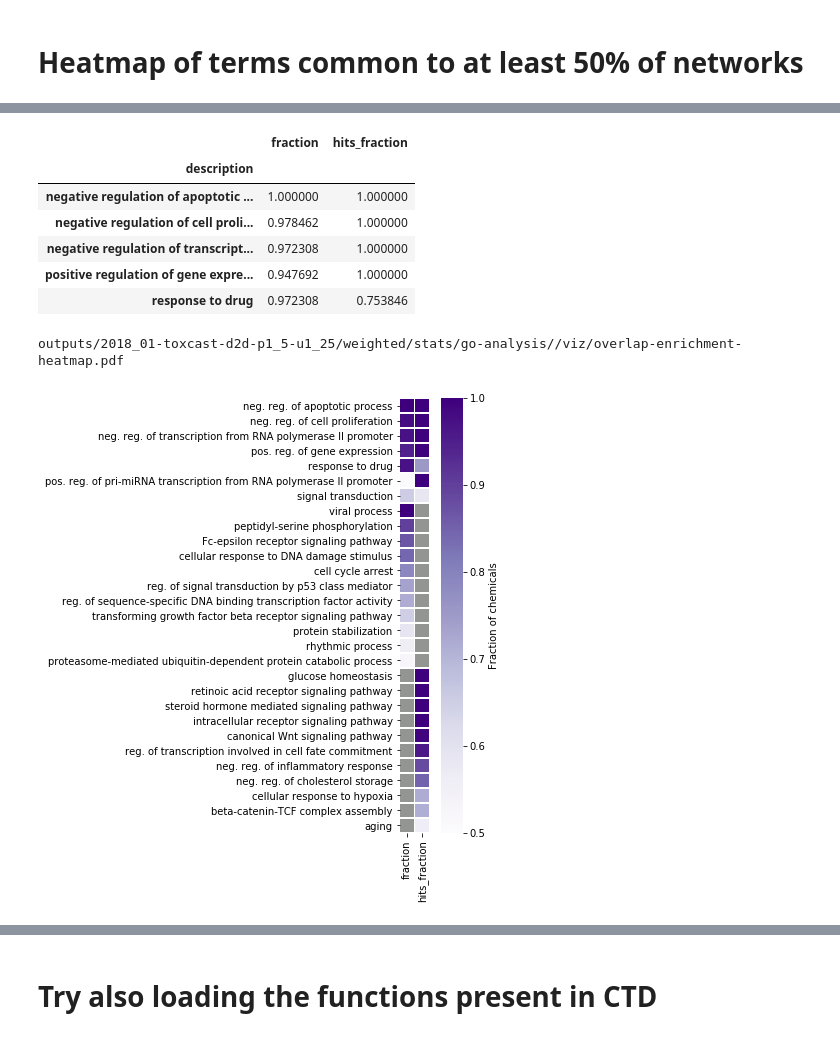
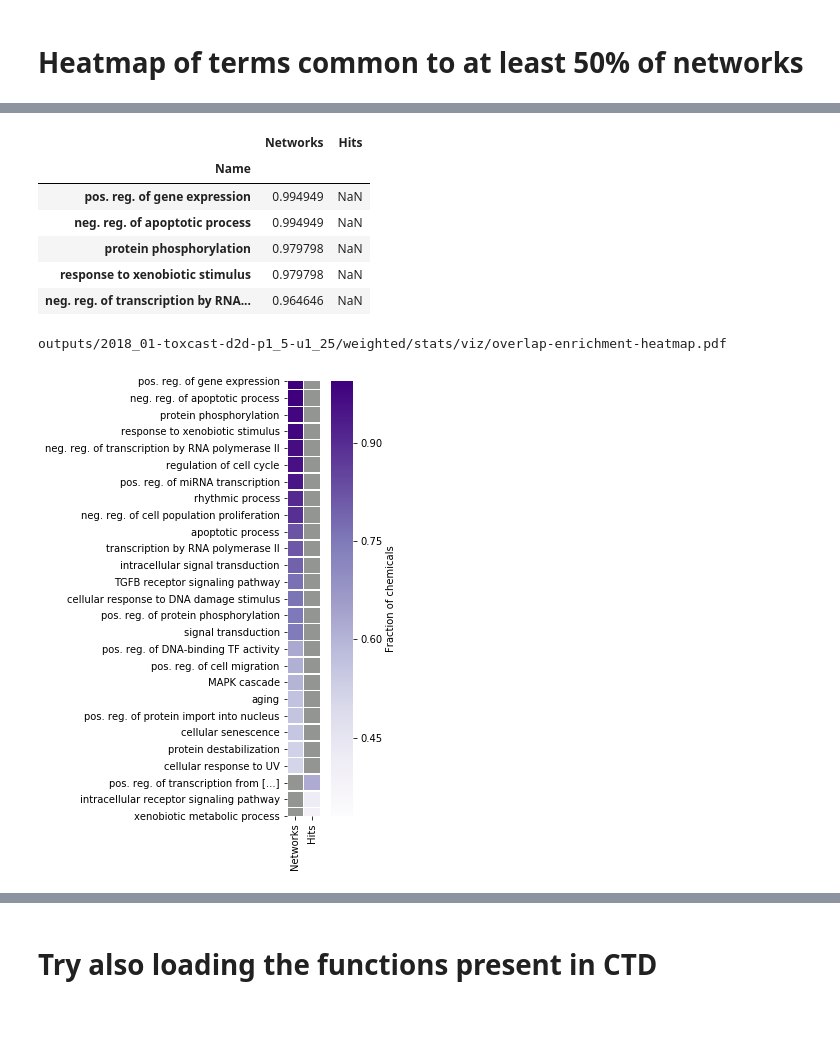
Before and after one commit to Murali-group/tox_signaling_networks, a Jupyter notebook: src/jupyter-notebooks/goterm-heatmap.ipynb, the cells around one changed output, grey strips where cells are left out. Drawn from its saved outputs; the diff is of its cells as text; code cells hidden in the pictures.

Commit message:
Minor updates to goterm-heatmap generation

```diff
--- a/src/jupyter-notebooks/goterm-heatmap.ipynb
+++ b/src/jupyter-notebooks/goterm-heatmap.ipynb
@@ -32,16 +32,17 @@ numpy version: 1.17.2
 # %%
 # first load the selected enriched terms, and the hits enriched terms
-results_dir = "outputs/2018_01-toxcast-d2d-p1_5-u1_25/weighted/stats/go-analysis/"
-hits_file = "%s/hits/3chemical-hits-sig-terms-bonferroni-c0_05.tsv" % (results_dir)
+results_dir = "outputs/2018_01-toxcast-d2d-p1_5-u1_25/weighted/stats"
+out_dir = results_dir+'/go-analysis-k150/viz'
+hits_file = "%s/go-analysis/389chemical-hits-sig-terms-bonferroni-c0_05.tsv" % (results_dir)
 revigo_files = {
-    "C75330755": "%s/revigo/lovastatin/lovastatin-revigo.csv" % results_dir,
-    "C6893023": "%s/revigo/t3/t3-revigo.csv" % results_dir,
-    "C80057": "%s/revigo/bpa/bpa-revigo.csv" % results_dir,
+    # "C75330755": "%s/go-analysis-k150/revigo/lovastatin/Revigo_BP_Table_lovastatin_t0_5.tsv" % results_dir,
+#     "C6893023": "%s/revigo/t3/t3-revigo.csv" % results_dir,
+    "C80057": "%s/go-analysis-k150/revigo/bpa/Revigo_BP_Table_bpa_t0_5.tsv" % results_dir,
 }
 revigo_selected_terms_files = {
-    "C75330755": "%s/revigo/lovastatin/revigo-lovastatin-selected-terms.csv" % results_dir,
-    "C6893023": "%s/revigo/t3/t3-revigo-selected-terms.csv" % results_dir,
-    "C80057": "%s/revigo/bpa/bpa-revigo-selected-terms.csv" % results_dir,
+    # "C75330755": "%s/go-analysis-k150/revigo/lovastatin/lovastatin-selected-terms.tsv" % results_dir,
+#     "C6893023": "%s/revigo/t3/t3-revigo-selected-terms.csv" % results_dir,
+    "C80057": "%s/go-analysis-k150/revigo/bpa/bpa-selected-terms.tsv" % results_dir,
 }
 
 hits_df = pd.read_csv(hits_file, sep='\t', index_col=0)
@@ -138,12 +199,11 @@ def enrichment_heatmap(chem, df, chem_hits_df, out_dir):
 # %% [markdown]
 # Heatmap of terms common to at least 50% of networks
 # %%
-# also read in the frequency of the terms among the networks
-# counts_file = "%s/325chemicals-sig-terms-bonferroni-c0_01-counts.tsv" % (results_dir)
-revigo_counts_file = "/home/jeffl/Sync/lab-sync/projects/toxcast/outputs/2018_01-toxcast-d2d-p1_5-u1_25/weighted/stats/go-analysis/325chemicals-common-terms-c0_5-revigo.csv"
-df = pd.read_csv(revigo_counts_file, index_col=['term_ID', 'description'])
-df = df[df['eliminated'] == 0]
-df['fraction'] = df['value'] / df['value'].max()
+# counts_file = "%s/hits/325chemicals-sig-terms-bonferroni-c0_01-counts.tsv" % (results_dir)
+revigo_counts_file = "outputs/2018_01-toxcast-d2d-p1_5-u1_25/weighted/stats/go-analysis-k150/197chemicals-sig-terms-bonferroni-c0_01-counts-revigo.tsv"
+df = pd.read_csv(revigo_counts_file, sep='\t', index_col=['TermID', 'Name'])
+df = df[pd.isnull(df['Representative'])]
+df['fraction'] = df['Value'] / 198
 print("%d terms" % (len(df)))
 df_counts = df
 df_counts.head()
@@ -159,10 +219,13 @@ df_counts.head()
 # %%
 # and among the hits
 # counts_file = "%s/hits/325chemicals-sig-terms-bonferroni-c0_01-counts.tsv" % (results_dir)
-revigo_counts_file = "/home/jeffl/Sync/lab-sync/projects/toxcast/outputs/2018_01-toxcast-d2d-p1_5-u1_25/weighted/stats/go-analysis/hits/325chemicals-common-terms-c0_5-revigo.csv"
-df = pd.read_csv(revigo_counts_file, index_col=['term_ID', 'description'])
-df = df[df['eliminated'] == 0]
-df['hits_fraction'] = df['value'] / df['value'].max()
+counts_file = "outputs/2018_01-toxcast-d2d-p1_5-u1_25/weighted/stats/go-analysis/197chemical-hits-sig-terms-bonferroni-c0_01-counts-manual.tsv"
+df = pd.read_csv(counts_file, sep='\t', index_col=['TermID', 'Name'])
+# df.head()
+# df = df[df['eliminated'] == 0]
+df['hits_fraction'] = df['value'] / 198
+# limit the terms to those in at least 50% or more
+df = df[df['hits_fraction'] > 0.33]
 print("%d terms" % (len(df)))
 df_counts_hits = df
 df_counts_hits.head()
@@ -185,36 +246,36 @@ df['max_frac'] = df.sum(axis=1)
 df['fraction'] = df['fraction'].replace(-1,np.nan)
 df.sort_values(by='max_frac', inplace=True, ascending=False)
 df.drop(columns='max_frac', inplace=True)
-df.index = df.index.get_level_values('description')
+df.columns = ['Networks', 'Hits']
+df.index = df.index.get_level_values('Name')
 # df.index = [x.replace('negative','neg.').replace('positive','pos.').replace('regulation', 'reg.') for x in df.index]
 df.head()
 # %% [output]
-|  | fraction | hits_fraction |
-| description |  |  |
-| negative regulation of apoptotic ... | 1.000000 | 1.000000 |
-| negative regulation of cell proli... | 0.978462 | 1.000000 |
-| negative regulation of transcript... | 0.972308 | 1.000000 |
-| positive regulation of gene expre... | 0.947692 | 1.000000 |
-| response to drug | 0.972308 | 0.753846 |
+|  | Networks | Hits |
+| Name |  |  |
+| pos. reg. of gene expression | 0.994949 | NaN |
+| neg. reg. of apoptotic process | 0.994949 | NaN |
+| protein phosphorylation | 0.979798 | NaN |
+| response to xenobiotic stimulus | 0.979798 | NaN |
+| neg. reg. of transcription by RNA... | 0.964646 | NaN |
 # %%
 # now make a heatmap
 f, ax = plt.subplots(figsize=(4,8))
 # curr_cmap = sns.color_palette('Blues')
 # curr_cmap.set_bad(color='gray')
-# sns.heatmap(df, cmap='YlOrBr', square=True,
 sns.heatmap(df, cmap='Purples', square=True, linewidths=0.5,
-            vmin=0.5, cbar_kws={'label': 'Fraction of chemicals'}, ax=ax)
+            vmin=0.33, cbar_kws={'label': 'Fraction of chemicals'}, ax=ax)
 ax.set_facecolor('xkcd:grey')
 plt.ylabel("")
 
 out_dir = results_dir+'/viz'
 out_file = "%s/overlap-enrichment-heatmap.pdf" % (out_dir)
 os.makedirs(os.path.dirname(out_file), exist_ok=True)
 print(out_file)
 plt.savefig(out_file, bbox_inches='tight')
 plt.savefig(out_file.replace('.pdf','.svg'), bbox_inches='tight')
 plt.show()
 plt.close()
 # %% [output]
-outputs/2018_01-toxcast-d2d-p1_5-u1_25/weighted/stats/go-analysis//viz/overlap-enrichment-heatmap.pdf
+outputs/2018_01-toxcast-d2d-p1_5-u1_25/weighted/stats/viz/overlap-enrichment-heatmap.pdf
-[figure, old version]
+[figure, new version]
```
Also changed, not shown: parts of 20 cells of this notebook.
